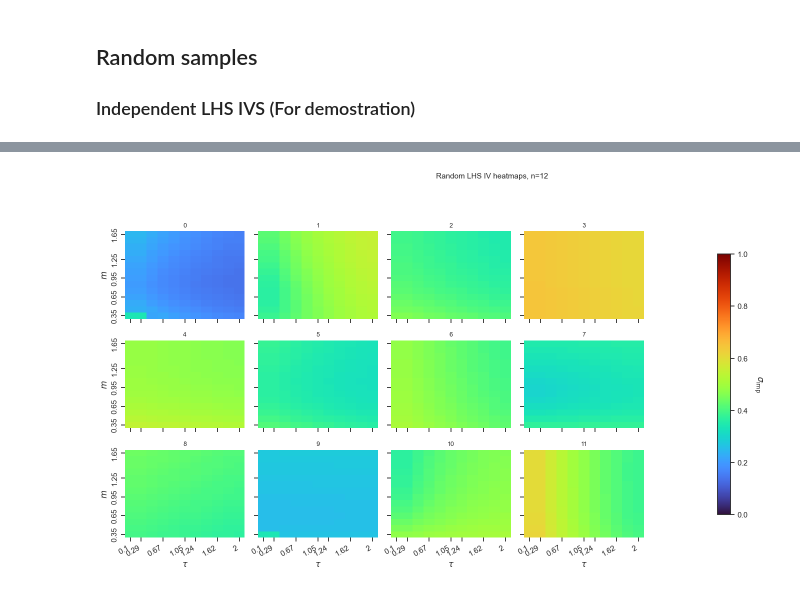
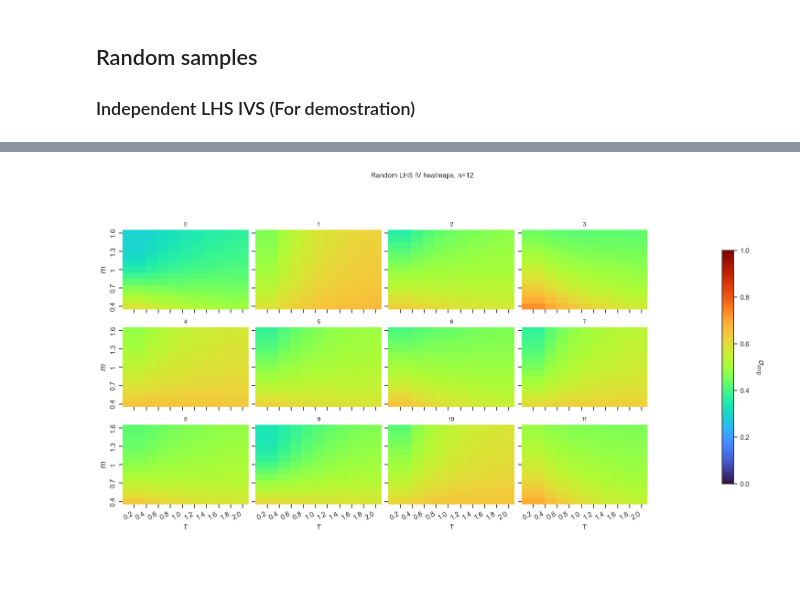
Before and after one commit to SboneloMdluli/ivs-dit, a Jupyter notebook: notebooks/heston_synthetic_ivs.ipynb, the cells around one changed output, grey strips where cells are left out. Cells and saved outputs as stored; diff of their text form; code cells hidden in the pictures; blank space fills up the shorter version.

```diff
--- a/notebooks/heston_synthetic_ivs.ipynb
+++ b/notebooks/heston_synthetic_ivs.ipynb
@@ -41,7 +41,7 @@ CFG_OVERRIDES: dict = {
     # "plot_surface": {"zlim": [0.0, 1.0]},
 }
 
-CFG_GOAL = HestonIvGoal.SMILE
+CFG_GOAL = HestonIvGoal.SKEW
 
 _base_cfg = (
     load_heston_iv_surface_goal_config(CFG_DIR, CFG_GOAL) if CFG_GOAL else load_heston_iv_surface_config(CFG_DIR)
@@ -382,39 +400,48 @@ for i in range(n_t):
     tau_vals = np.linspace(_tau_lo, _tau_hi, ncol)
     m_vals = np.linspace(_m_lo, _m_hi, nrow)
     if ncol > 0:
-        n_xt = min(7, ncol)
-        xi = np.linspace(0, ncol - 1, num=n_xt, dtype=int)
-        ax.set_xticks(xi + 0.5)
-        ax.set_xticklabels([f"{tau_vals[j]:.3g}" for j in xi], rotation=30, ha="right")
+        _t0, _t1 = _tau_lo, _tau_hi
+        _step = 0.2
+        if ncol == 1:
+            ax.set_xticks([0.5])
+            ax.set_xticklabels([f"{_t0:.1f}"], rotation=30, ha="right")
+        else:
+            _ticks = np.arange(np.ceil(_t0 / _step - 1e-12) * _step, _t1 + 0.5 * _step, _step)
+            _ticks = _ticks[(_ticks >= _t0 - 1e-12) & (_ticks <= _t1 + 1e-12)]
+            if _ticks.size == 0:
+                _ticks = np.array([(_t0 + _t1) / 2])
+            _xpos = (_ticks - _t0) / (_t1 - _t0) * (ncol - 1) + 0.5
+            ax.set_xticks(_xpos)
+            ax.set_xticklabels([f"{v:.1f}" for v in _ticks], rotation=30, ha="right")
     if nrow > 0:
         yi = np.linspace(0, nrow - 1, num=min(5, nrow), dtype=int)
         ax.set_yticks(yi + 0.5)
         ax.set_yticklabels([f"{m_vals[j]:.3g}" for j in yi])
     ax.set_title(f"{i}", fontsize=9)
 for j in range(n_t, len(axes_flat)):
     axes_flat[j].axis("off")
 _xlabel = r"$\tau$"
 _ylabel = r"$m$"
 for c in range(ncols):
     idx = (nrows - 1) * ncols + c
     if idx < n_t:
         axes_flat[idx].set_xlabel(_xlabel)
 for r in range(nrows):
     idx = r * ncols
     if idx < n_t:
         axes_flat[idx].set_ylabel(_ylabel)
 fig.suptitle(f"Random LHS IV heatmaps, n={n_t}", fontsize=11, y=1.02)
 smp = ScalarMappable(cmap=cmap, norm=Normalize(vmin=z0, vmax=z1))
 smp.set_array([])
-fig.tight_layout(rect=[0, 0.04, 0.82, 0.96])
+fig.tight_layout(rect=[0.05, 0.05, 0.95, 0.95])
 cbar = fig.colorbar(
     smp,
     ax=[axes_flat[i] for i in range(n_t)],
     shrink=0.85,
     pad=0.12,
     fraction=0.035,
 )
 cbar.set_label(r"$\sigma_{\mathrm{imp}}$", rotation=270, labelpad=22)
 plt.show()
 # %% [output]
-[figure, old version]
+[figure, new version]
```
Also changed, not shown: parts of 11 cells of this notebook, 9 other files.
